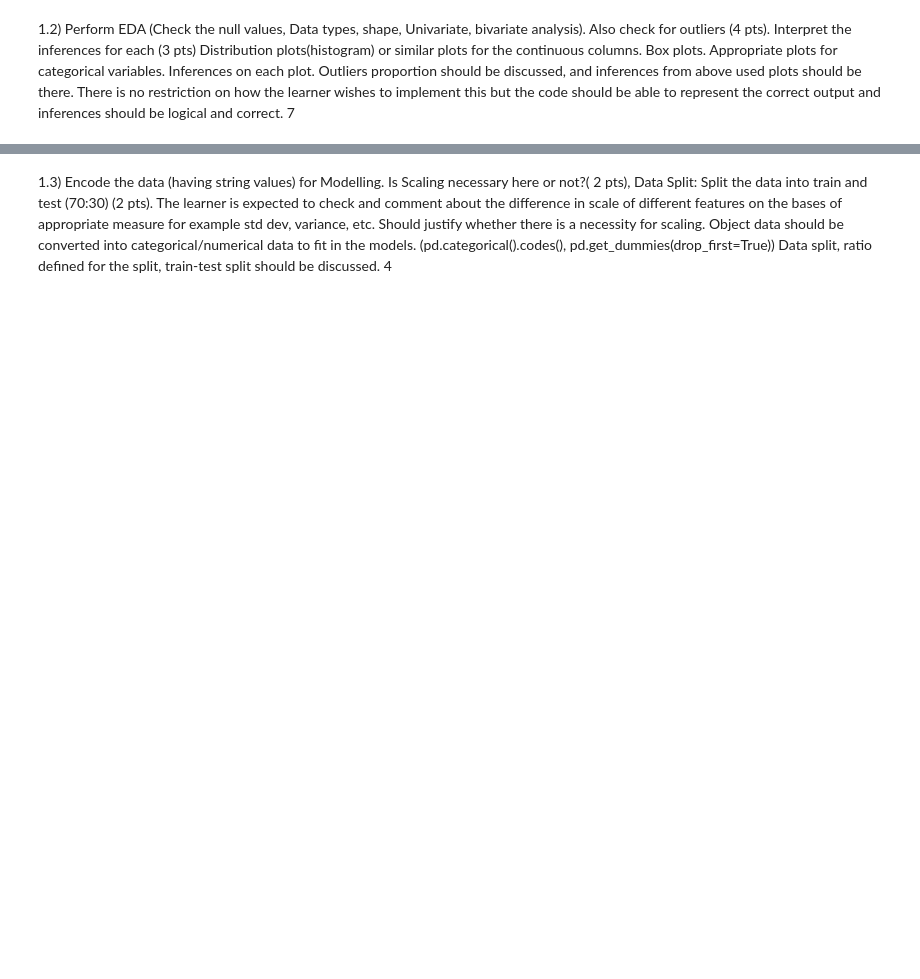
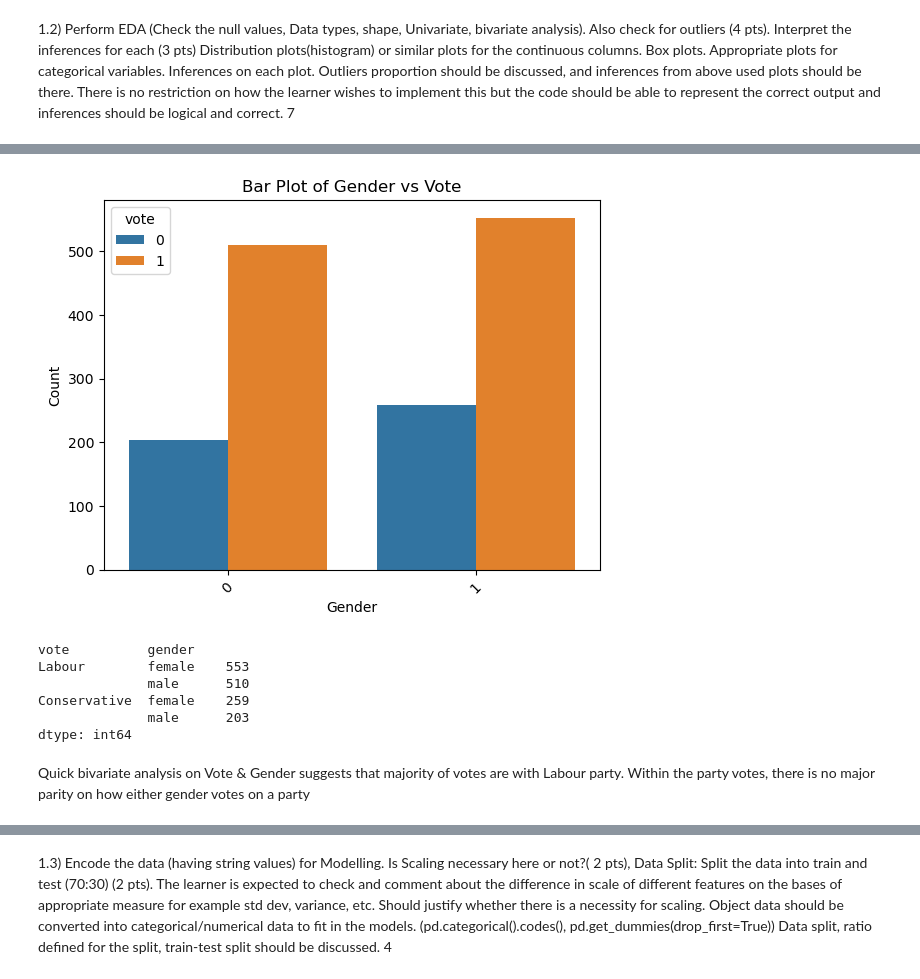
Before and after one commit to Tech4-Good/Step01_Learning, a Jupyter notebook: 00_all/GL/06 Machine Learning/Final/Lavanya_Sreeram_29_05_2023.ipynb, the cells around one changed output, grey strips where cells are left out. Drawn from its saved outputs; the diff is of its cells as text; code cells hidden in the pictures; blank space fills up the shorter version.

```diff
--- a/00_all/GL/06 Machine Learning/Final/Lavanya_Sreeram_29_05_2023.ipynb
+++ b/00_all/GL/06 Machine Learning/Final/Lavanya_Sreeram_29_05_2023.ipynb
@@ -8,0 +170,22 @@
+# %%
+# Create the bar plot
+sns.countplot(data=df, x='gender', hue='vote')
+# Set the labels and title
+plt.xlabel('Gender')
+plt.ylabel('Count')
+plt.title('Bar Plot of Gender vs Vote')
+plt.xticks(rotation=45)
+plt.show()
+# %% [output]
+[figure, added]
+# %%
+df[['vote','gender']].value_counts()
+# %% [output]
+vote          gender
+Labour        female    553
+              male      510
+Conservative  female    259
+              male      203
+dtype: int64
+# %% [markdown]
+Quick bivariate analysis on Vote & Gender suggests that majority of votes are with Labour party. Within the party votes, there is no major parity on how either gender votes on a party
```
Also changed, not shown: parts of 49 cells of this notebook, 1 other file.
